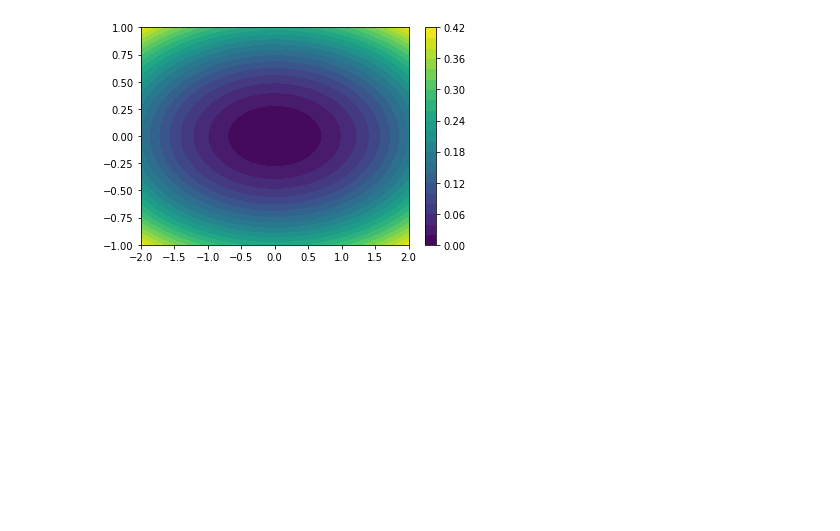
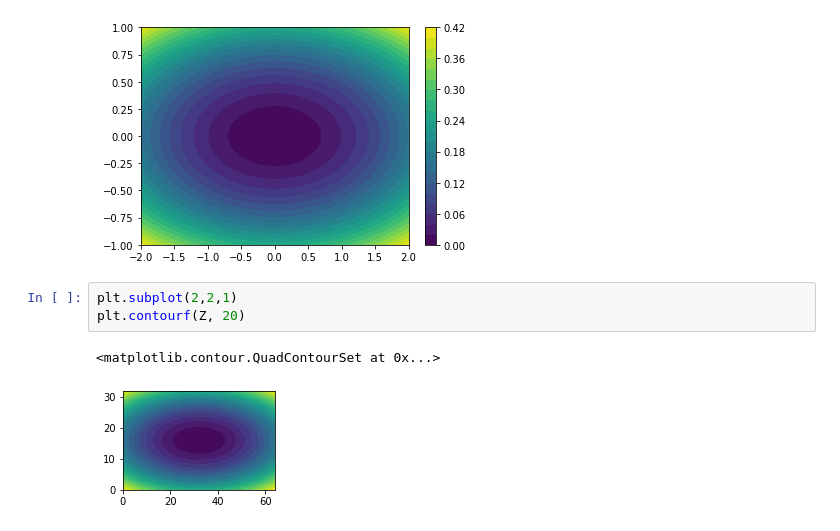
Before and after one commit to ak1920/data_visualiz_pyplot, a Jupyter notebook: Viz_functions.ipynb, the cells around one changed output. Drawn from its saved outputs; the diff is of its cells as text; blank space fills up the shorter version.

```diff
--- a/Viz_functions.ipynb
+++ b/Viz_functions.ipynb
@@ -53,3 +53,9 @@ plt.colorbar()
 plt.show()
 # %% [output]
 [figure]
+# %%
+plt.subplot(2,2,1)
+plt.contourf(Z, 20)
+# %% [output]
+<matplotlib.contour.QuadContourSet at 0x...>
+[figure, added]
```
Also changed, not shown: parts of 2 cells of this notebook.
